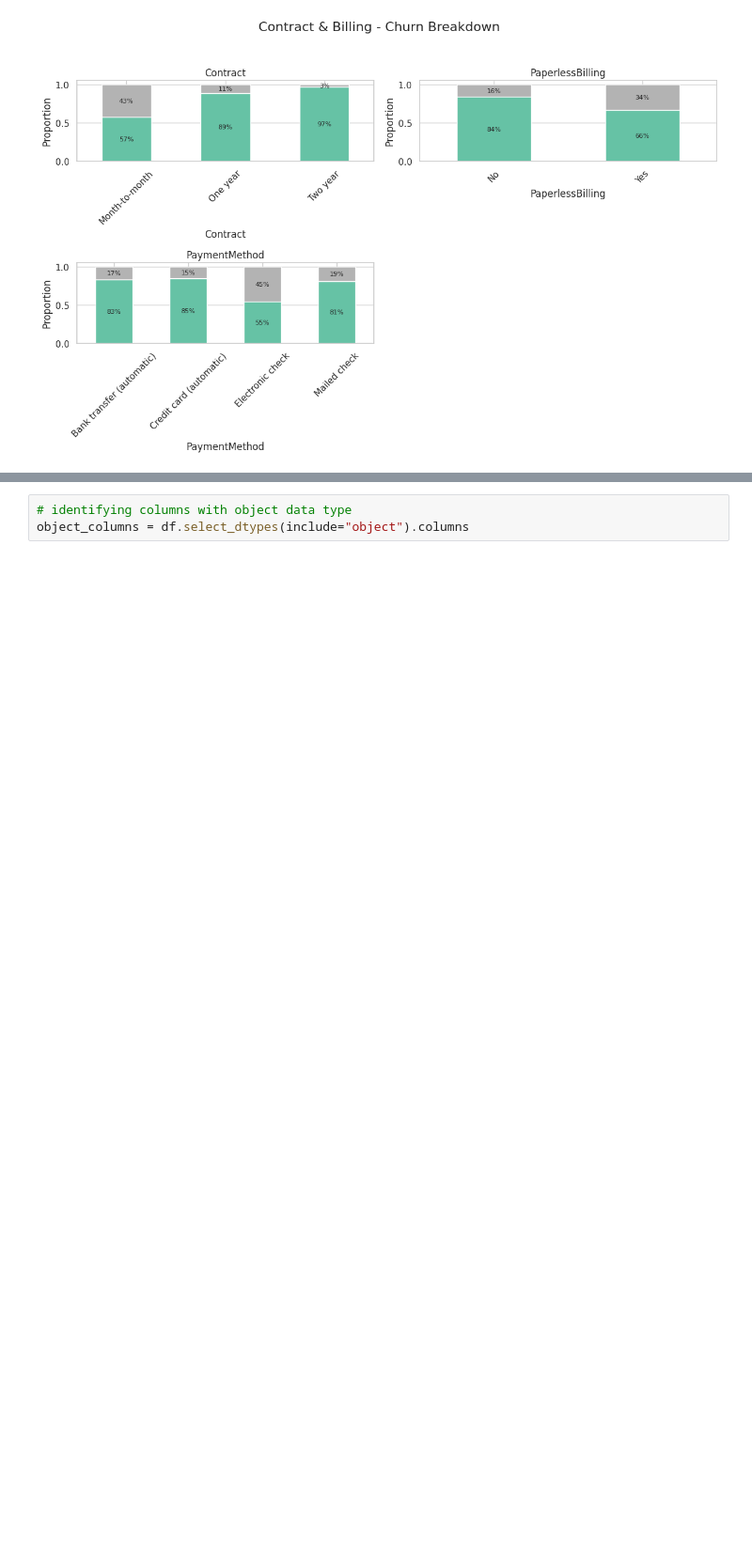
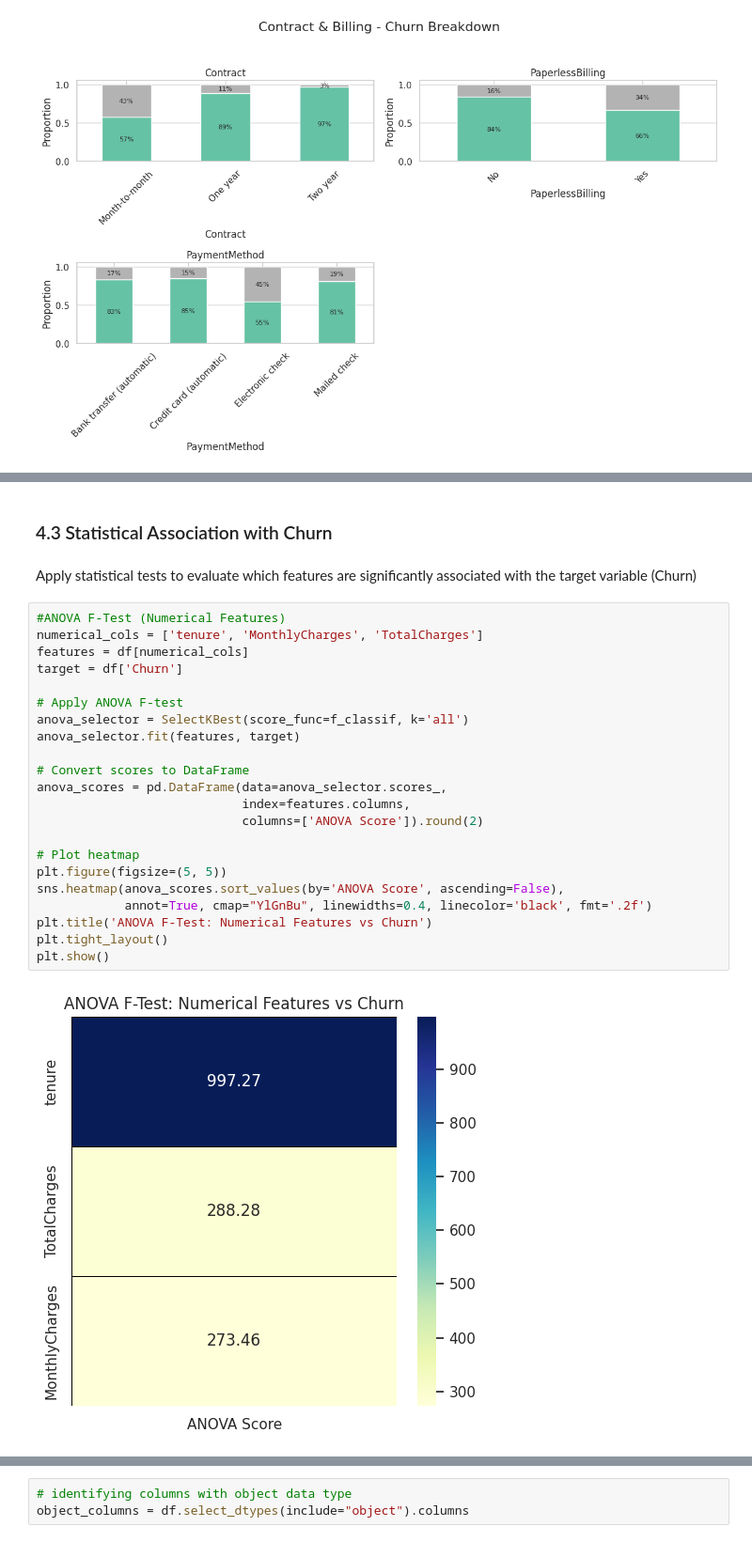
Before and after one commit to erandime/Customer-Churn-Prediction, a Jupyter notebook: Customer_Churn_Prediction.ipynb, the cells around one changed output, grey strips where cells are left out. Shown at 94% size. Saved outputs shown, nothing was run; the diff lists cells and outputs as text; blank space fills up the shorter version.

```diff
--- a/Customer_Churn_Prediction.ipynb
+++ b/Customer_Churn_Prediction.ipynb
@@ -451,0 +424,28 @@ plot_pie_for_group("Customer Demographics", groups["Customer Demographics"], chu
+# %% [markdown]
+### 4.3 Statistical Association with Churn
+# %% [markdown]
+Apply statistical tests to evaluate which features are significantly associated with the target variable (Churn)
+# %%
+#ANOVA F-Test (Numerical Features)
+numerical_cols = ['tenure', 'MonthlyCharges', 'TotalCharges']
+features = df[numerical_cols]
+target = df['Churn']
+
+# Apply ANOVA F-test
+anova_selector = SelectKBest(score_func=f_classif, k='all')
+anova_selector.fit(features, target)
+
+# Convert scores to DataFrame
+anova_scores = pd.DataFrame(data=anova_selector.scores_,
+                            index=features.columns,
+                            columns=['ANOVA Score']).round(2)
+
+# Plot heatmap
+plt.figure(figsize=(5, 5))
+sns.heatmap(anova_scores.sort_values(by='ANOVA Score', ascending=False),
+            annot=True, cmap="YlGnBu", linewidths=0.4, linecolor='black', fmt='.2f')
+plt.title('ANOVA F-Test: Numerical Features vs Churn')
+plt.tight_layout()
+plt.show()
+# %% [output]
+[figure, added]
```
Also changed, not shown: parts of 90 cells of this notebook.
